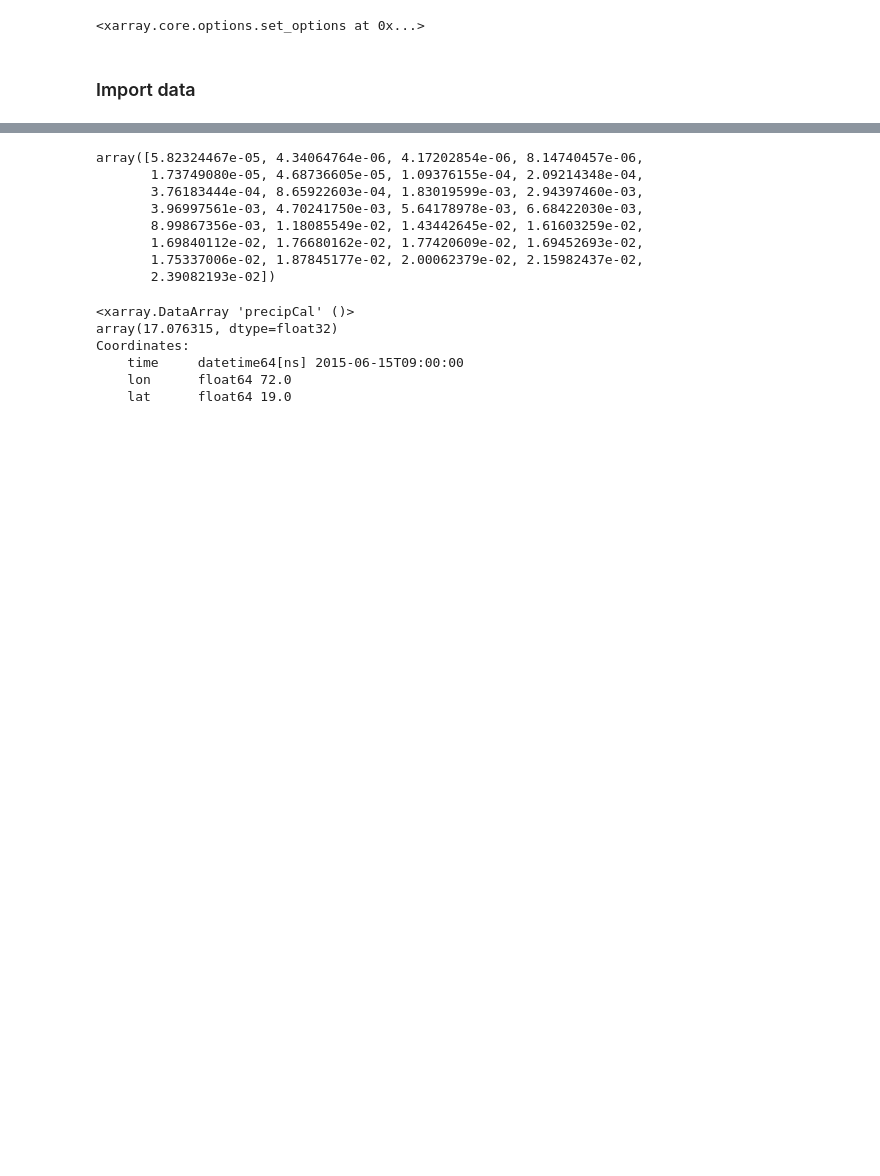
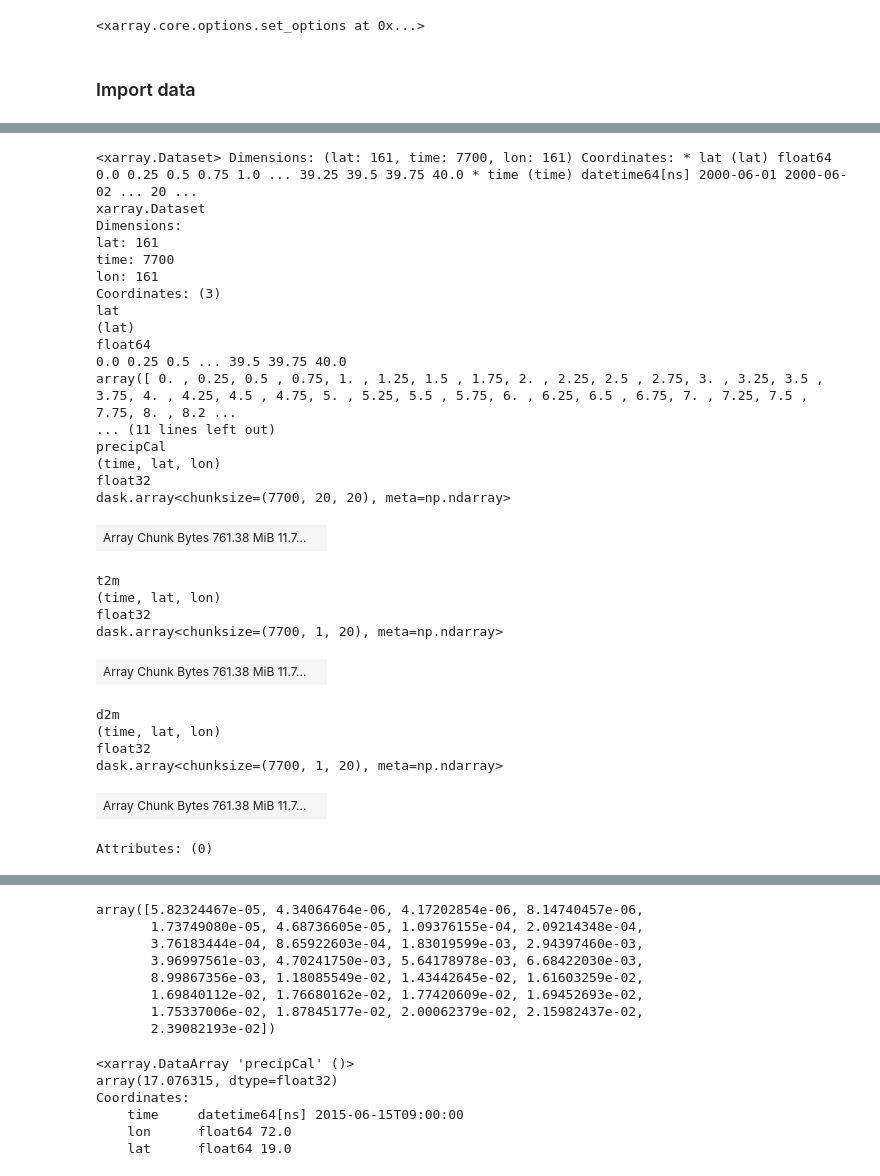
Before and after one commit to adisen99/msc_project, a Jupyter notebook: test.ipynb, the cells around one changed output, grey strips where cells are left out. Drawn from its saved outputs; the diff is of its cells as text; code cells hidden in the pictures; blank space fills up the shorter version.

```diff
--- a/test.ipynb
+++ b/test.ipynb
@@ -232,0 +104,8 @@ p1 = precip.sel(lat = 19, lon=72)
+# %%
+era = era.sel(expver=1, drop=True)
+era = era.transpose('time', 'latitude', 'longitude')
+# era = era.rename_dims({'longitude':'lon', 'latitude':'lat'})
+era = era.rename({'longitude':'lon', 'latitude':'lat'})
+era = era.sel(time = slice("2000-06-01 00:00:00","2021-06-30 23:00:00"))
+# era = era.chunk(dict(time=-1,lat=-1,lon=-1))
+era
@@ -233,2 +114,43 @@ p1 = precip.sel(lat = 19, lon=72)
+# %%
+t2m = era.t2m.resample(time='24H').mean()
+d2m = era.d2m.resample(time='24H').mean()
+t2m
+# %%
+precip = precip.chunk(dict(time=-1, lat=20, lon=20))
+t2m = t2m.chunk(dict(time=-1, lat=20, lon=20))
+d2m = d2m.chunk(dict(time=-1, lat=20, lon=20))
 # %%
-p1_mon
+ds_comb = xr.merge([precip, t2m, d2m])
+# ds_comb = precip.to_dataset()
+# %%
+ds_comb
+# %% [output]
+<xarray.Dataset> Dimensions: (lat: 161, time: 7700, lon: 161) Coordinates: * lat (lat) float64 0.0 0.25 0.5 0.75 1.0 ... 39.25 39.5 39.75 40.0 * time (time) datetime64[ns] 2000-06-01 2000-06-02 ... 20 ...
+xarray.Dataset
+Dimensions:
+lat: 161
+time: 7700
+lon: 161
+Coordinates: (3)
+lat
+(lat)
+float64
+0.0 0.25 0.5 ... 39.5 39.75 40.0
+array([ 0. , 0.25, 0.5 , 0.75, 1. , 1.25, 1.5 , 1.75, 2. , 2.25, 2.5 , 2.75, 3. , 3.25, 3.5 , 3.75, 4. , 4.25, 4.5 , 4.75, 5. , 5.25, 5.5 , 5.75, 6. , 6.25, 6.5 , 6.75, 7. , 7.25, 7.5 , 7.75, 8. , 8.2 ...
+... (11 lines left out)
+precipCal
+(time, lat, lon)
+float32
+dask.array<chunksize=(7700, 20, 20), meta=np.ndarray>
+| Array Chunk Bytes 761.38 MiB 11.7... |  |
+t2m
+(time, lat, lon)
+float32
+dask.array<chunksize=(7700, 1, 20), meta=np.ndarray>
+| Array Chunk Bytes 761.38 MiB 11.7... |  |
+d2m
+(time, lat, lon)
+float32
+dask.array<chunksize=(7700, 1, 20), meta=np.ndarray>
+| Array Chunk Bytes 761.38 MiB 11.7... |  |
+Attributes: (0)
```
Also changed, not shown: parts of 62 cells of this notebook, 7 other files.
